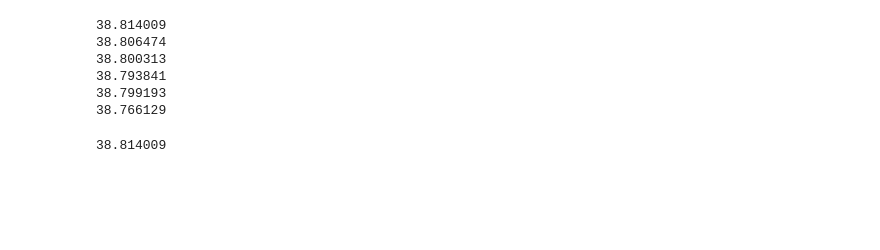
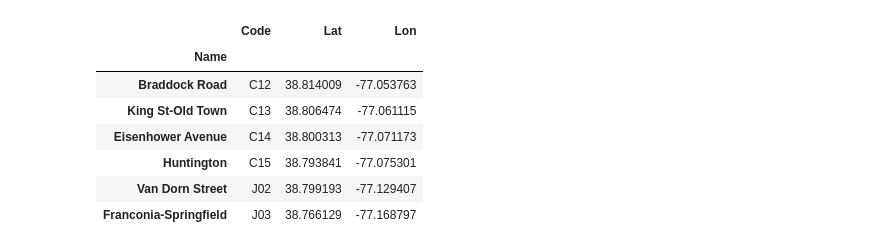
Before and after one commit to scimas/HippoHAX, a Jupyter notebook: metro-data.ipynb, the cells around one changed output. Cells and saved outputs as stored; diff of their text form; code cells hidden in the pictures; blank space fills up the shorter version.

```diff
--- a/metro-data.ipynb
+++ b/metro-data.ipynb
@@ -67,2 +69,11 @@ stations = stations.append(blue_stations[blue_stations['Name'].isin(st_of_intere
 # %%
-stations = stations.drop_duplicates()
+stations
+# %% [output]
+|  | Code | Lat | Lon |
+| Name |  |  |  |
+| Braddock Road | C12 | 38.814009 | -77.053763 |
+| King St-Old Town | C13 | 38.806474 | -77.061115 |
+| Eisenhower Avenue | C14 | 38.800313 | -77.071173 |
+| Huntington | C15 | 38.793841 | -77.075301 |
+| Van Dorn Street | J02 | 38.799193 | -77.129407 |
+| Franconia-Springfield | J03 | 38.766129 | -77.168797 |
@@ -71,17 +80,3 @@ stations = stations.set_index('Name')
-# %%
-for i in stations.itertuples():
-    print(getattr(i, 'Lat'))
-# %% [output]
-38.814009
-38.806474
-38.800313
-38.793841
-38.799193
-38.766129
-# %%
-stations.loc['Braddock Road', 'Lat']
-# %% [output]
-38.814009
 # %%
 braddock_stops = get_bus_stops(stations.loc['Braddock Road', 'Lat'], stations.loc['Braddock Road', 'Lon'], 3200)
 # %%
```
Also changed, not shown: parts of 8 cells of this notebook, 1 other file.
